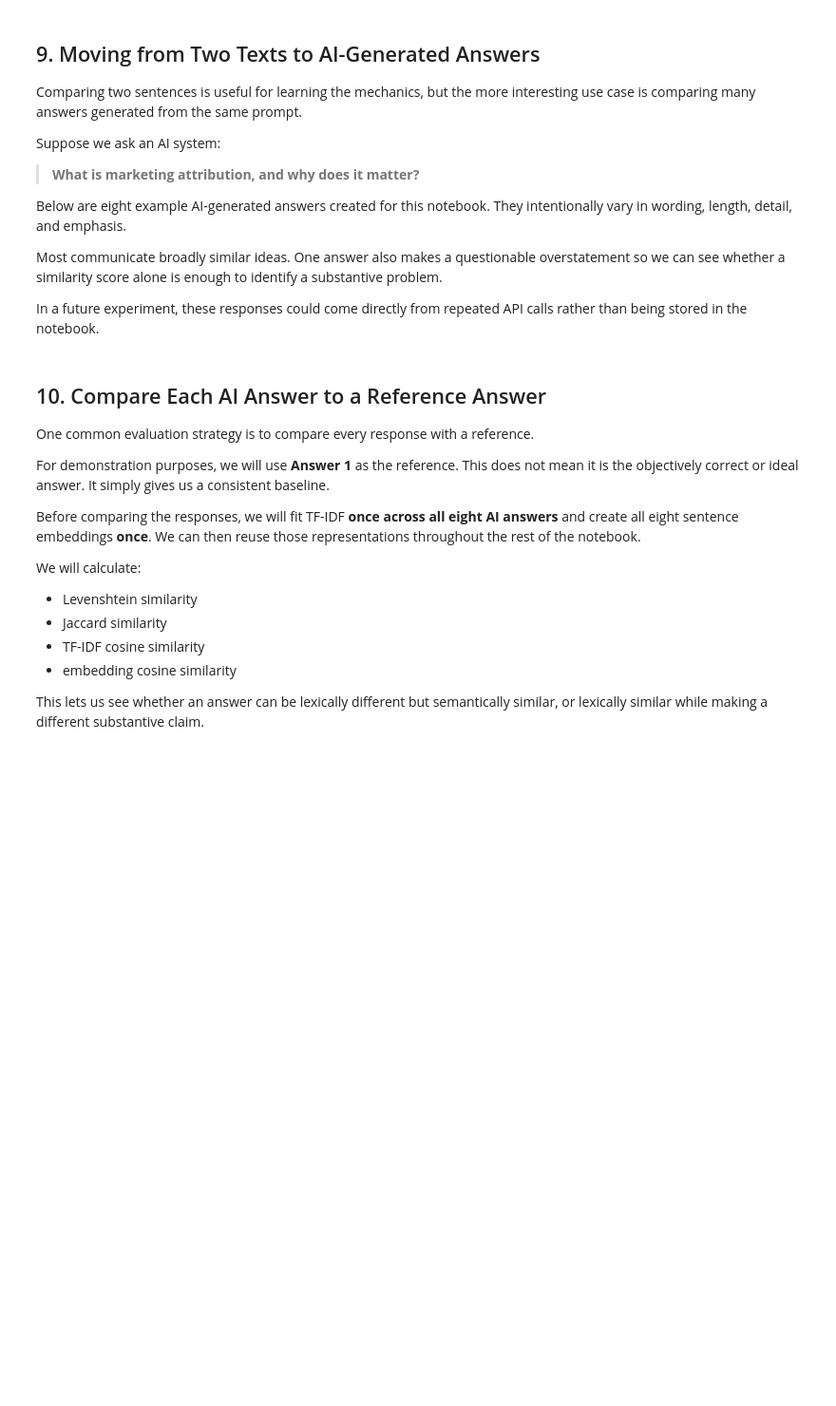
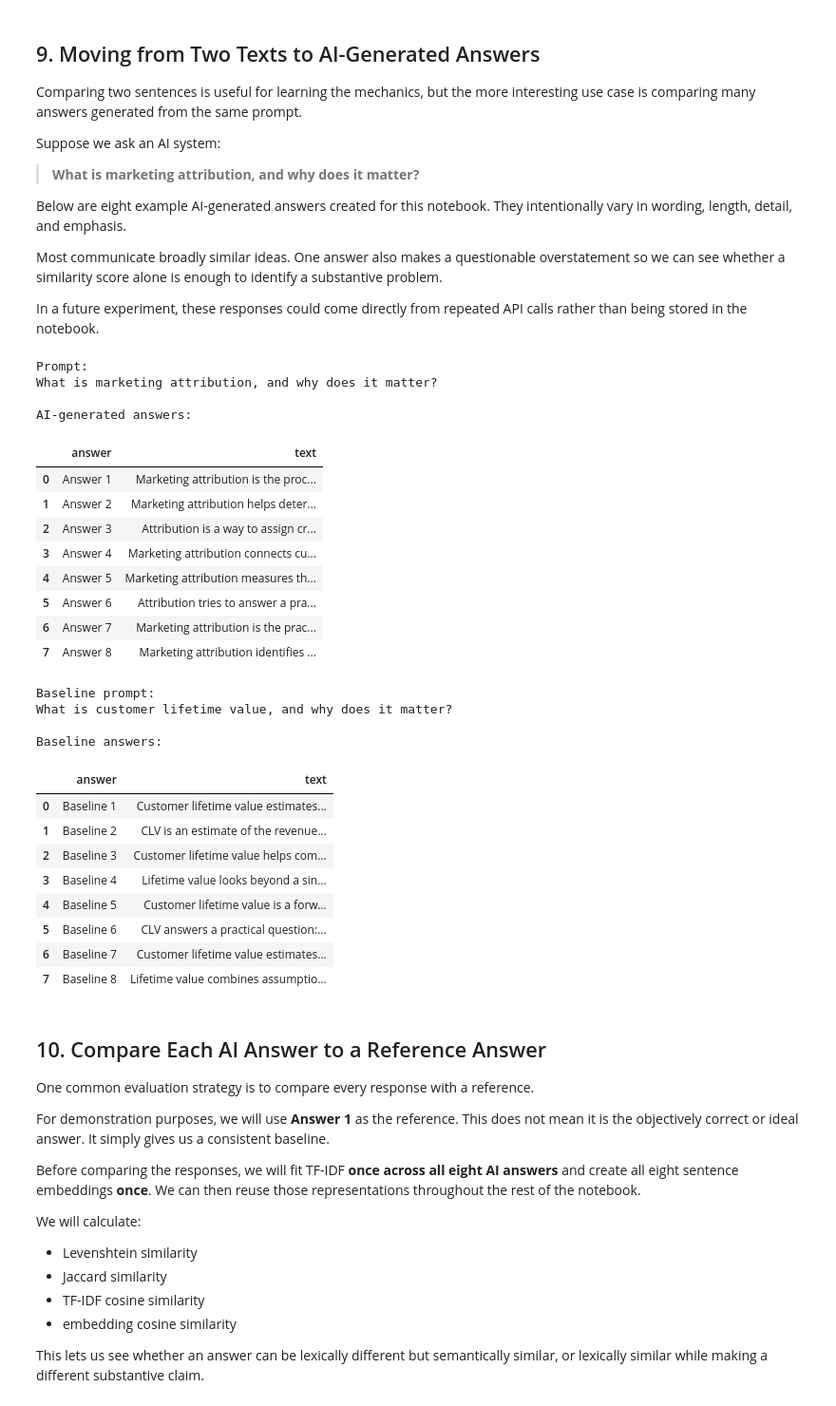
Before and after one commit to joedom99/text-similarity-guide, a Jupyter notebook: practical_guide_to_measuring_text_similarity.ipynb, the cells around one changed output. Shown at 95% size. Saved outputs shown, nothing was run; the diff lists cells and outputs as text; code cells hidden in the pictures; blank space fills up the shorter version.

```diff
--- a/practical_guide_to_measuring_text_similarity.ipynb
+++ b/practical_guide_to_measuring_text_similarity.ipynb
@@ -462,10 +525,12 @@ answers_df = pd.DataFrame(
     [{"answer": name, "text": text} for name, text in ai_answers.items()]
 )
 
+from IPython.display import display
+
 print("Prompt:")
 print(prompt)
 print("\nAI-generated answers:")
-answers_df
+display(answers_df)
 
 # A second, clearly different marketing question gives us a better baseline
 # for interpreting semantic similarity scores.
@@ -495,33 +560,60 @@ baseline_answers = {
     "Baseline 5": (
         "Customer lifetime value is a forward-looking estimate of the value created by a customer "
         "relationship. It can help prioritize high-value segments and balance short-term campaign "
         "performance with longer-term profitability."
     ),
     "Baseline 6": (
         "CLV answers a practical question: how valuable is this customer relationship over its "
         "expected life? The metric is useful for budgeting, segmentation, retention planning, "
         "and comparing customer acquisition cost with expected value."
     ),
     "Baseline 7": (
         "Customer lifetime value estimates how much value a business expects to receive from a "
         "customer over time. It matters because customers with similar first purchases can have "
         "very different long-term value."
     ),
     "Baseline 8": (
         "Lifetime value combines assumptions about customer spending, purchase frequency, margin, "
         "and retention to estimate long-term economic value. Businesses can use it to make more "
         "informed marketing and customer strategy decisions."
     )
 }
 
 baseline_df = pd.DataFrame(
     [{"answer": name, "text": text} for name, text in baseline_answers.items()]
 )
 
 print("\nBaseline prompt:")
 print(baseline_prompt)
 print("\nBaseline answers:")
 baseline_df
+# %% [output]
+Prompt:
+What is marketing attribution, and why does it matter?
+
+AI-generated answers:
+|  | answer | text |
+| 0 | Answer 1 | Marketing attribution is the proc... |
+| 1 | Answer 2 | Marketing attribution helps deter... |
+| 2 | Answer 3 | Attribution is a way to assign cr... |
+| 3 | Answer 4 | Marketing attribution connects cu... |
+| 4 | Answer 5 | Marketing attribution measures th... |
+| 5 | Answer 6 | Attribution tries to answer a pra... |
+| 6 | Answer 7 | Marketing attribution is the prac... |
+| 7 | Answer 8 | Marketing attribution identifies ... |
+Baseline prompt:
+What is customer lifetime value, and why does it matter?
+
+Baseline answers:
+|  | answer | text |
+| 0 | Baseline 1 | Customer lifetime value estimates... |
+| 1 | Baseline 2 | CLV is an estimate of the revenue... |
+| 2 | Baseline 3 | Customer lifetime value helps com... |
+| 3 | Baseline 4 | Lifetime value looks beyond a sin... |
+| 4 | Baseline 5 | Customer lifetime value is a forw... |
+| 5 | Baseline 6 | CLV answers a practical question:... |
+| 6 | Baseline 7 | Customer lifetime value estimates... |
+| 7 | Baseline 8 | Lifetime value combines assumptio... |
 # %% [markdown]
 ## 10. Compare Each AI Answer to a Reference Answer
 
```
Also changed, not shown: parts of 22 cells of this notebook.
